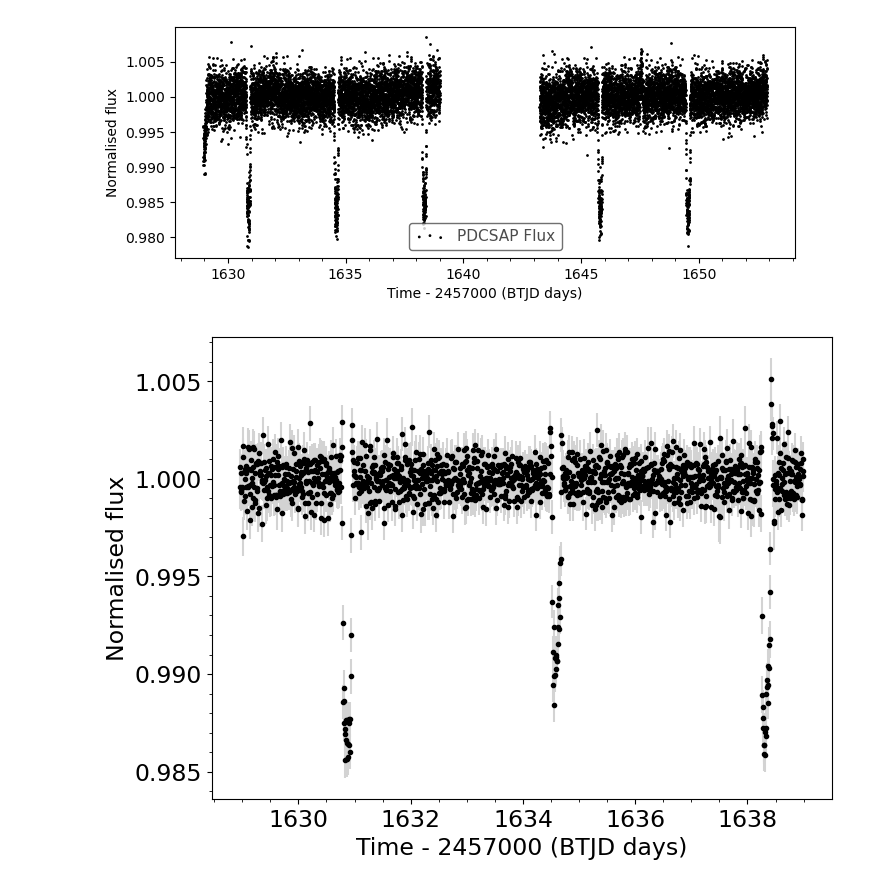
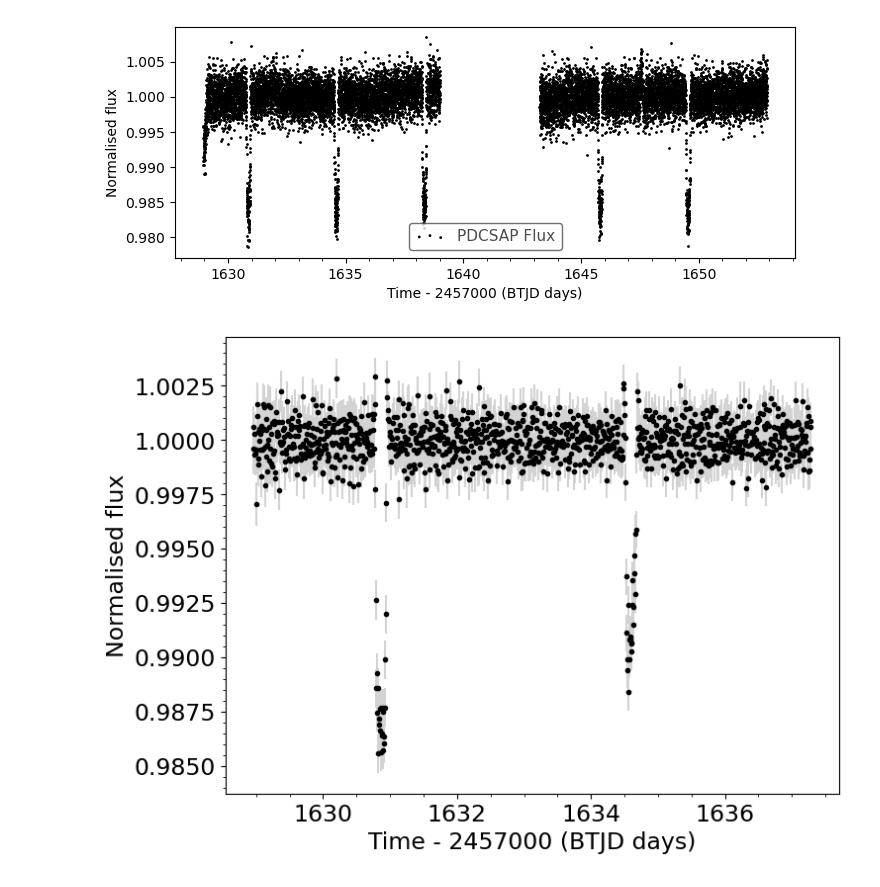
Before and after one commit to hrwakeford/MSci2022_TESS, a Jupyter notebook: Transit_fitting/WASP_17b/wasp_17b_sector12_a.ipynb, the cells around one changed output. Saved outputs shown, nothing was run; the diff lists cells and outputs as text; code cells hidden in the pictures.

```diff
--- a/Transit_fitting/WASP_17b/wasp_17b_sector12_a.ipynb
+++ b/Transit_fitting/WASP_17b/wasp_17b_sector12_a.ipynb
@@ -95,33 +95,33 @@ axs.xaxis.set_minor_locator(tck.AutoMinorLocator())
 plt.show()
 # %% [output]
 [figure]
+# %%
+lc_f = lc.flatten()
+lc_bin = lc_f.bin(time_bin_size = 0.006944444) # Default time is in days
+lc_bin = lc_bin.remove_nans()
+#0.006944444 day = 10 minutes
+
+cut = 1200
+t = (lc_bin.time.btjd)[0:cut]
+flux_data = lc_bin.flux[0:cut]
+yerrs = lc_bin.flux_err[0:cut]
 # %%
-lc_f = lc.flatten()
-lc_bin = lc_f.bin(time_bin_size = 0.006944444) # Default time is in days
-#0.006944444 day = 10 minutes
-
-cut = 1500
-t = (lc_bin.time.btjd)[0:cut]
-flux_data = lc_bin.flux[0:cut]
-yerrs = lc_bin.flux_err[0:cut]
-
-
 fig, ax = plt.subplots(1, figsize=(8,6))
 plt.errorbar(t, flux_data, yerrs, fmt='.', color='Black', ecolor='LightGrey')
 
 
 plt.ylabel("Normalised flux", size=17)
 plt.xlabel("Time - 2457000 (BTJD days)", size=17)
 
 ax.xaxis.set_tick_params(labelsize=17)
 ax.yaxis.set_tick_params(labelsize=17)
 
 ax.xaxis.set_minor_locator(tck.AutoMinorLocator())
 ax.yaxis.set_minor_locator(tck.AutoMinorLocator())
 
 plt.show()
 # %% [output]
-[figure, old version]
+[figure, new version]
 # %%
 #System
 #http://exoplanets.org/detail/WASP-17b
```
Also changed, not shown: parts of 3 cells of this notebook.
